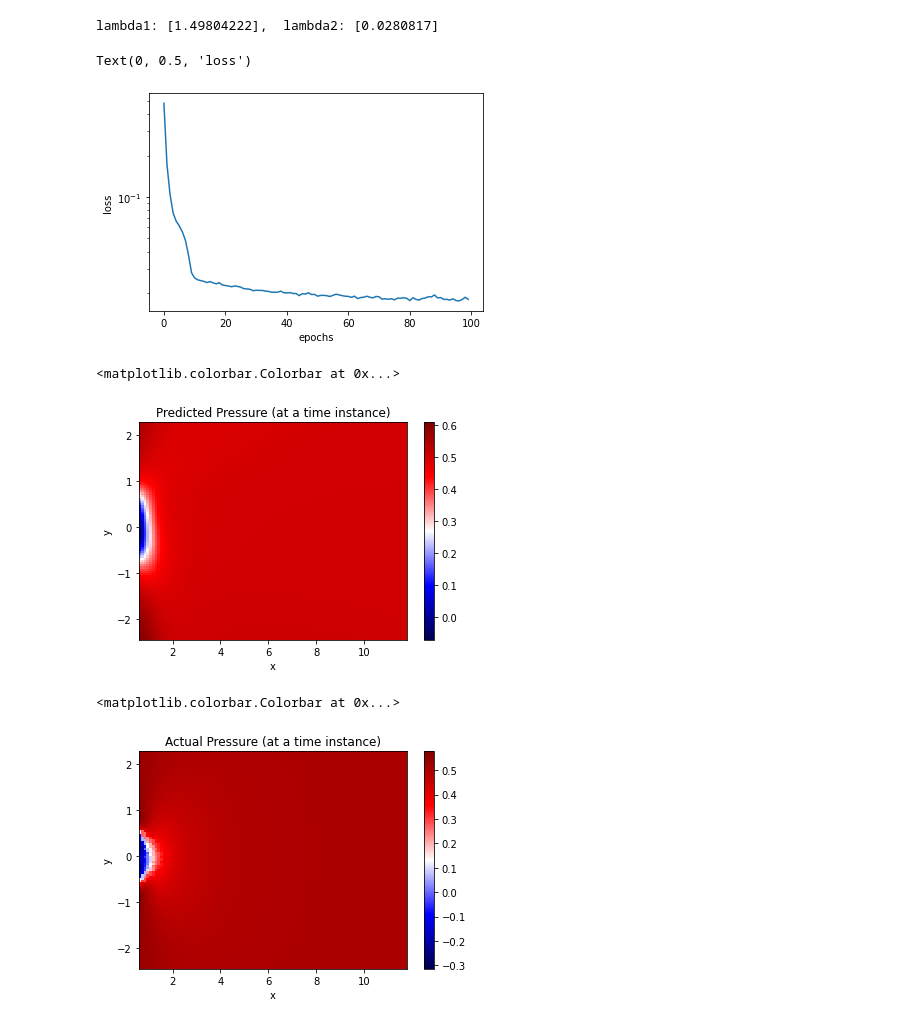
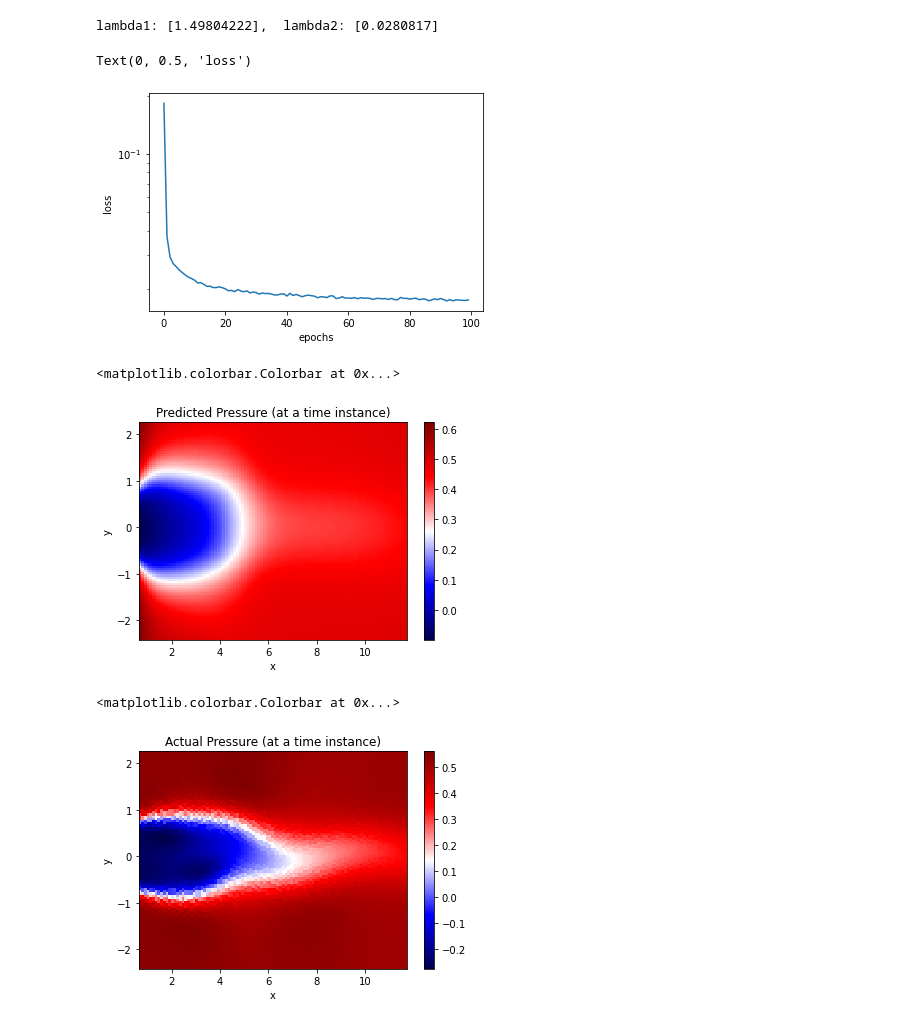
Before and after one commit to Vamsi-Malineni/Research-work, a Jupyter notebook: tests5.ipynb, the cells around one changed output. Saved outputs shown, nothing was run; the diff lists cells and outputs as text; code cells hidden in the pictures.

```diff
--- a/tests5.ipynb
+++ b/tests5.ipynb
@@ -21,7 +46,7 @@ Outdated SciANN installation is found (V-0.6.5.0). Get the latest version (V-0.6
 # %%
 def prepdata(num,random=True):
     path=r"E:\Research work\Simulations and data\Unsteady trials\data\trials\cyl_pap"
-    data = scipy.io.loadmat(path+"\data.mat")
+    data = scipy.io.loadmat("/content/drive/MyDrive/data.mat")
 
 
     UU=data['uvel']
@@ -52,7 +77,7 @@ def prepdata(num,random=True):
 
     return (x,y,t,u,v,p)
 # %%
-x_train,y_train,t_train,u_train,v_train,p_train=prepdata(9000,random=True)
+x_train,y_train,t_train,u_train,v_train,p_train=prepdata(20000,random=True)
 # %%
 print(x_train.shape)
 # %% [output]
@@ -167,7 +192,7 @@ plt.xlabel('epochs')
 plt.ylabel('loss')
 # %% [output]
 Text(0, 0.5, 'loss')
-[figure, old version]
+[figure, new version]
 # %%
 x_test,y_test,t_test,u_test,v_test,p_test=prepdata(100000,random=False)
 # %%
@@ -192,20 +217,20 @@ ymax=max(ay)+dy
 x,y=np.meshgrid(np.arange(xmin,xmax,dx),np.arange(ymin,ymax,dy))
 # %%
 p_pred=np.reshape(p_pred,(10000,200))
-p_plot=p_pred[:,10]
+p_plot=p_pred[:,180]
 #print(p_plot.shape)
 p_plot=np.reshape(p_plot,(100,100))
 plt.pcolor(x,y,p_plot,cmap='seismic')
 plt.xlabel('x')
 plt.ylabel('y')
 plt.title('Predicted Pressure (at a time instance)')
 plt.colorbar()
 # %% [output]
 <matplotlib.colorbar.Colorbar at 0x...>
-[figure, old version]
+[figure, new version]
 # %%
 p_tr=np.reshape(p_test,(10000,200))
-p_plot=p_tr[:,10]
+p_plot=p_tr[:,180]
 p_plot=np.reshape(p_plot,(100,100))
 plt.pcolor(x,y,p_plot,cmap='seismic')
 plt.xlabel('x')
@@ -214,7 +239,7 @@ plt.title('Actual Pressure (at a time instance)')
 plt.colorbar()
 # %% [output]
 <matplotlib.colorbar.Colorbar at 0x...>
-[figure, old version]
+[figure, new version]
 # %%
 p_pred=np.reshape(u_pred,(10000,200))
 p_plot=p_pred[:,10]
```
Also changed, not shown: parts of 8 cells of this notebook.
